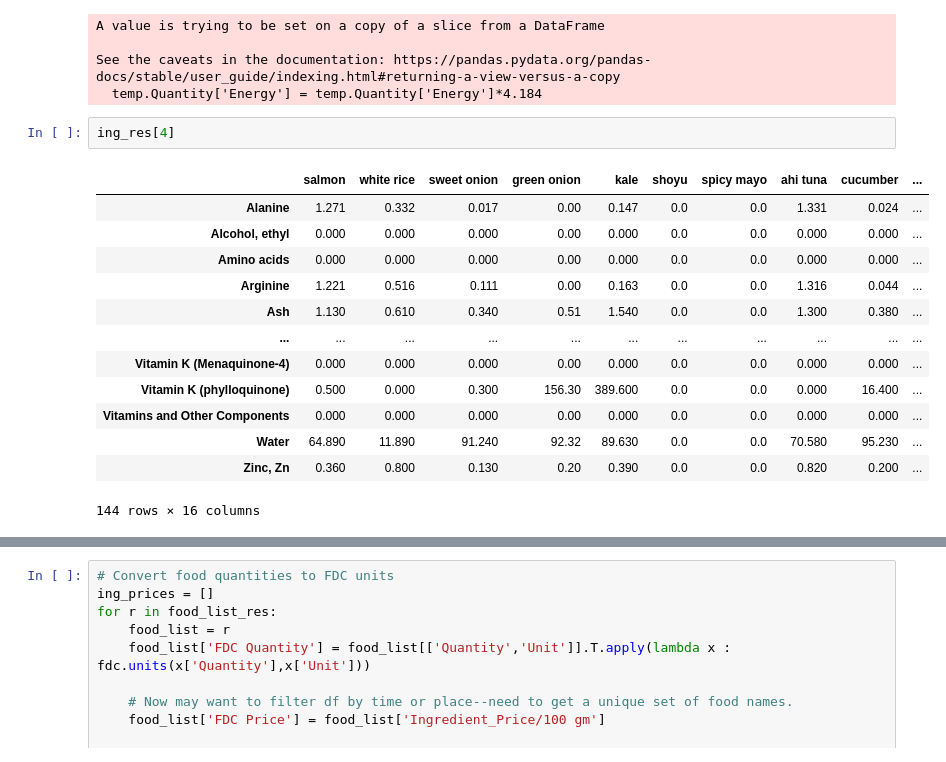
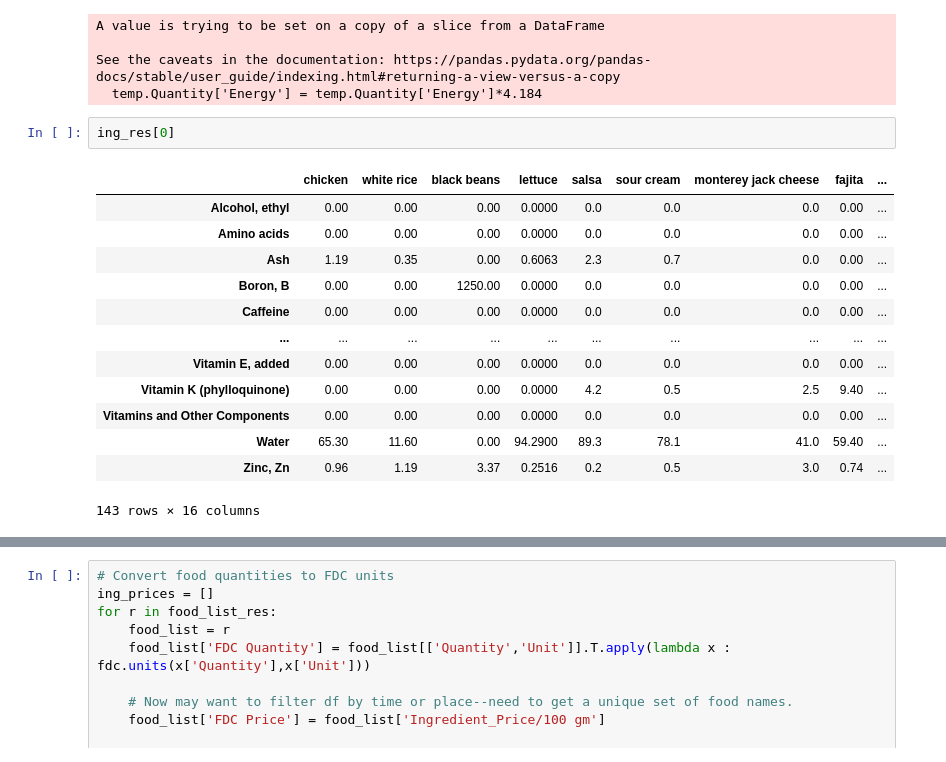
Before and after one commit to HoshiaiP/EEP153Atwater, a Jupyter notebook: Project2.ipynb, the cells around one changed output, grey strips where cells are left out. Cells and saved outputs as stored; diff of their text form.

```diff
--- a/Project2.ipynb
+++ b/Project2.ipynb
@@ -193,21 +175,21 @@ A value is trying to be set on a copy of a slice from a DataFrame
 See the caveats in the documentation: https://pandas.pydata.org/pandas-docs/stable/user_guide/indexing.html#returning-a-view-versus-a-copy
   temp.Quantity['Energy'] = temp.Quantity['Energy']*4.184
 # %%
-ing_res[4]
+ing_res[0]
 # %% [output]
-|  | salmon | white rice | sweet onion | green onion | kale | shoyu | spicy mayo | ahi tuna | cucumber | ... |
-| Alanine | 1.271 | 0.332 | 0.017 | 0.00 | 0.147 | 0.0 | 0.0 | 1.331 | 0.024 | ... |
-| Alcohol, ethyl | 0.000 | 0.000 | 0.000 | 0.00 | 0.000 | 0.0 | 0.0 | 0.000 | 0.000 | ... |
-| Amino acids | 0.000 | 0.000 | 0.000 | 0.00 | 0.000 | 0.0 | 0.0 | 0.000 | 0.000 | ... |
-| Arginine | 1.221 | 0.516 | 0.111 | 0.00 | 0.163 | 0.0 | 0.0 | 1.316 | 0.044 | ... |
-| Ash | 1.130 | 0.610 | 0.340 | 0.51 | 1.540 | 0.0 | 0.0 | 1.300 | 0.380 | ... |
-| ... | ... | ... | ... | ... | ... | ... | ... | ... | ... | ... |
-| Vitamin K (Menaquinone-4) | 0.000 | 0.000 | 0.000 | 0.00 | 0.000 | 0.0 | 0.0 | 0.000 | 0.000 | ... |
-| Vitamin K (phylloquinone) | 0.500 | 0.000 | 0.300 | 156.30 | 389.600 | 0.0 | 0.0 | 0.000 | 16.400 | ... |
-| Vitamins and Other Components | 0.000 | 0.000 | 0.000 | 0.00 | 0.000 | 0.0 | 0.0 | 0.000 | 0.000 | ... |
-| Water | 64.890 | 11.890 | 91.240 | 92.32 | 89.630 | 0.0 | 0.0 | 70.580 | 95.230 | ... |
-| Zinc, Zn | 0.360 | 0.800 | 0.130 | 0.20 | 0.390 | 0.0 | 0.0 | 0.820 | 0.200 | ... |
+|  | chicken | white rice | black beans | lettuce | salsa | sour cream | monterey jack cheese | fajita | ... |
+| Alcohol, ethyl | 0.00 | 0.00 | 0.00 | 0.0000 | 0.0 | 0.0 | 0.0 | 0.00 | ... |
+| Amino acids | 0.00 | 0.00 | 0.00 | 0.0000 | 0.0 | 0.0 | 0.0 | 0.00 | ... |
+| Ash | 1.19 | 0.35 | 0.00 | 0.6063 | 2.3 | 0.7 | 0.0 | 0.00 | ... |
+| Boron, B | 0.00 | 0.00 | 1250.00 | 0.0000 | 0.0 | 0.0 | 0.0 | 0.00 | ... |
+| Caffeine | 0.00 | 0.00 | 0.00 | 0.0000 | 0.0 | 0.0 | 0.0 | 0.00 | ... |
+| ... | ... | ... | ... | ... | ... | ... | ... | ... | ... |
+| Vitamin E, added | 0.00 | 0.00 | 0.00 | 0.0000 | 0.0 | 0.0 | 0.0 | 0.00 | ... |
+| Vitamin K (phylloquinone) | 0.00 | 0.00 | 0.00 | 0.0000 | 4.2 | 0.5 | 2.5 | 9.40 | ... |
+| Vitamins and Other Components | 0.00 | 0.00 | 0.00 | 0.0000 | 0.0 | 0.0 | 0.0 | 0.00 | ... |
+| Water | 65.30 | 11.60 | 0.00 | 94.2900 | 89.3 | 78.1 | 41.0 | 59.40 | ... |
+| Zinc, Zn | 0.96 | 1.19 | 3.37 | 0.2516 | 0.2 | 0.5 | 3.0 | 0.74 | ... |
-144 rows × 16 columns
+143 rows × 16 columns
 # %%
 # construct table of nutritional information for dishes
 
```
Also changed, not shown: parts of 16 cells of this notebook.
